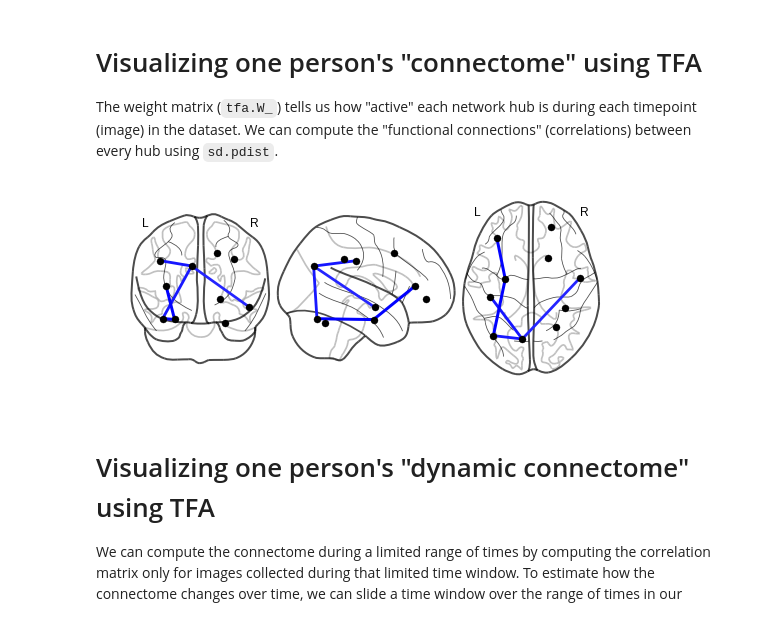
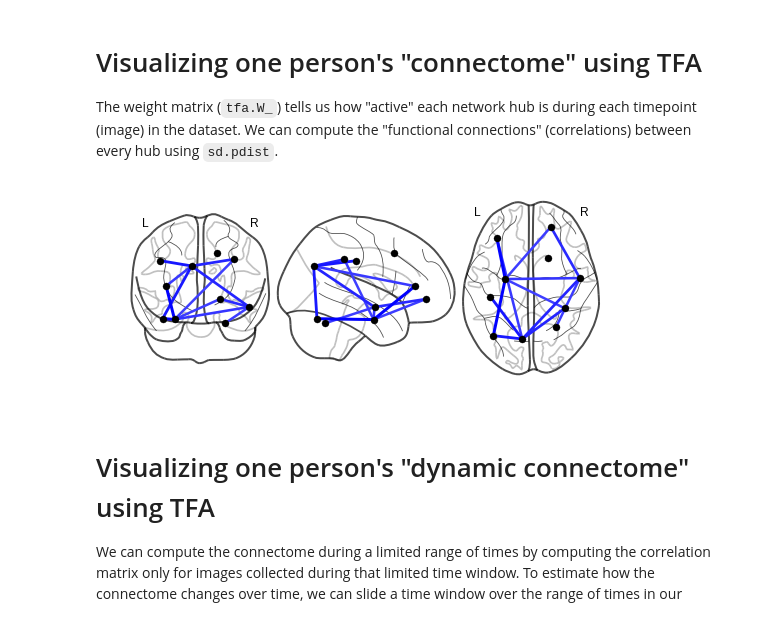
Before and after one commit to Summer-MIND/mind_2017, a Jupyter notebook: Tutorials/fMRI_NetworkDynamics/htfa_tutorial.ipynb, the cells around one changed output. Cells and saved outputs as stored; diff of their text form; code cells hidden in the pictures.

```diff
--- a/Tutorials/fMRI_NetworkDynamics/htfa_tutorial.ipynb
+++ b/Tutorials/fMRI_NetworkDynamics/htfa_tutorial.ipynb
@@ -243,11 +238,11 @@ The weight matrix (`tfa.W_`) tells us how "active" each network hub is during ea
 # %%
 connectome = 1 - sd.squareform(sd.pdist(tfa.W_), 'correlation')
 niplot.plot_connectome(connectome,
                        tfa.get_centers(tfa.local_posterior_),
                        node_color='k',
-                       edge_threshold='90%');
+                       edge_threshold='75%');
 # %% [output]
-[figure, old version]
+[figure, new version]
 # %% [markdown]
 # Visualizing one person's "dynamic connectome" using TFA
 
```
Also changed, not shown: parts of 13 cells of this notebook.
